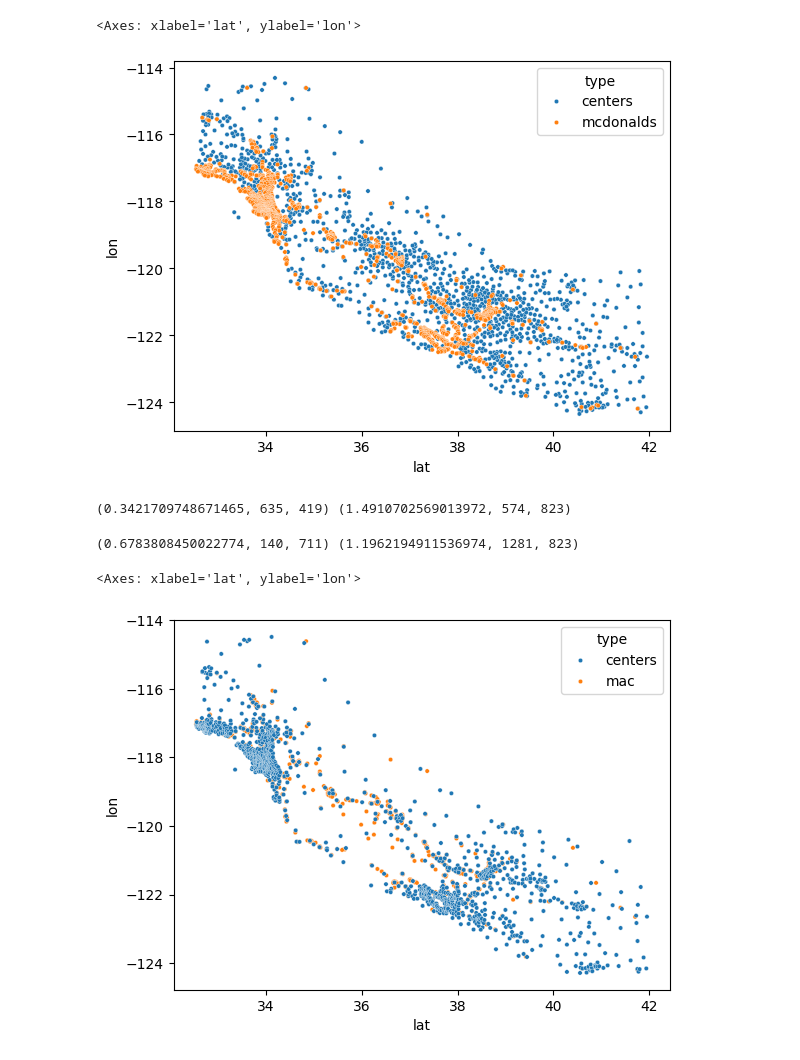
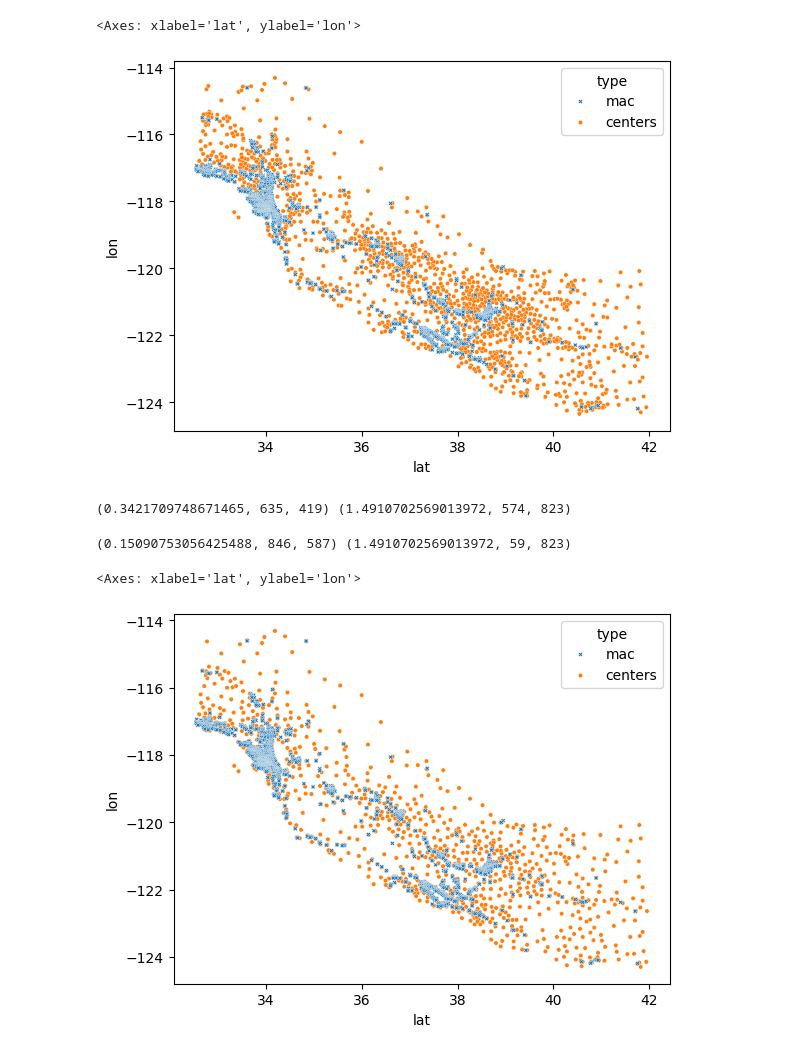
Before and after one commit to smitssjors/mpa, a Jupyter notebook: report_2.ipynb, the cells around one changed output. Drawn from its saved outputs; the diff is of its cells as text; code cells hidden in the pictures.

```diff
--- a/report_2.ipynb
+++ b/report_2.ipynb
@@ -88,36 +86,44 @@ def mst_to_clusters(dataset: str, k: int) -> list[list[Vertex]]:
 
 
 def find_centers(components: list[list[Vertex]]) -> list[Vertex]:
     def mean(cluster: list[Vertex]) -> Vertex:
         a = np.array(cluster)
         x, y = np.mean(a, axis=0)
         return (x, y)
 
     return list(map(mean, components))
 
 
 def plot_clusters(clusters: list[list[Vertex]]):
     clusters = ((x, y, str(i)) for i, c in enumerate(clusters) for x, y in c)
     df = pd.DataFrame.from_records(clusters, columns=["lat", "lon", "cluster"])
     sns.scatterplot(data=df, x="lat", y="lon", hue="cluster", legend=False, s=10)
 
 
 def plot_centers(centers: list[Vertex]):
     df = pd.DataFrame.from_records(centers, columns=["lat", "lon"])
     sns.scatterplot(data=df, x="lat", y="lon", s=10)
 
 
 clusters = mst_to_clusters("housing", 1288)
 centers = find_centers(clusters)
 centers = pd.DataFrame.from_records(centers, columns=["lat", "lon"])
 centers["type"] = "centers"
 mac_v = pd.read_csv(vertices_csv_path("mcdonalds"), names=["lat", "lon"])
-mac_v["type"] = "mcdonalds"
+mac_v["type"] = "mac"
 all = pd.concat([centers, mac_v])
-sns.scatterplot(data=all, x="lat", y="lon", hue="type", s=10)
+sns.scatterplot(
+    data=all,
+    x="lat",
+    y="lon",
+    hue="type",
+    hue_order=["mac", "centers"],
+    style="type",
+    s=10,
+)
 # %% [output]
 <Axes: xlabel='lat', ylabel='lon'>
-[figure, old version]
+[figure, new version]
 # %%
 mac = get_vertices(MCDONALDS)
 mac = np.array(mac)
@@ -136,10 +142,18 @@ mac["type"] = "mac"
 centers = pd.read_csv(centers_csv_path(HOUSING), names=["lat", "lon"])
 centers_np = centers.to_numpy()
 centers["type"] = "centers"
-all = pd.concat([mac, centers])
+all = pd.concat([centers, mac])
 print(directed_hausdorff(mac_np, centers_np), directed_hausdorff(centers_np, mac_np))
-sns.scatterplot(data=all, x="lat", y="lon", hue="type", hue_order=["centers","mac"], s=10)
+sns.scatterplot(
+    data=all,
+    x="lat",
+    y="lon",
+    hue="type",
+    hue_order=["mac", "centers"],
+    style="type",
+    s=10,
+)
 # %% [output]
-(0.6783808450022774, 140, 711) (1.1962194911536974, 1281, 823)
+(0.15090753056425488, 846, 587) (1.4910702569013972, 59, 823)
 <Axes: xlabel='lat', ylabel='lon'>
-[figure, old version]
+[figure, new version]
```
Also changed, not shown: parts of 2 cells of this notebook, 1 other file.
